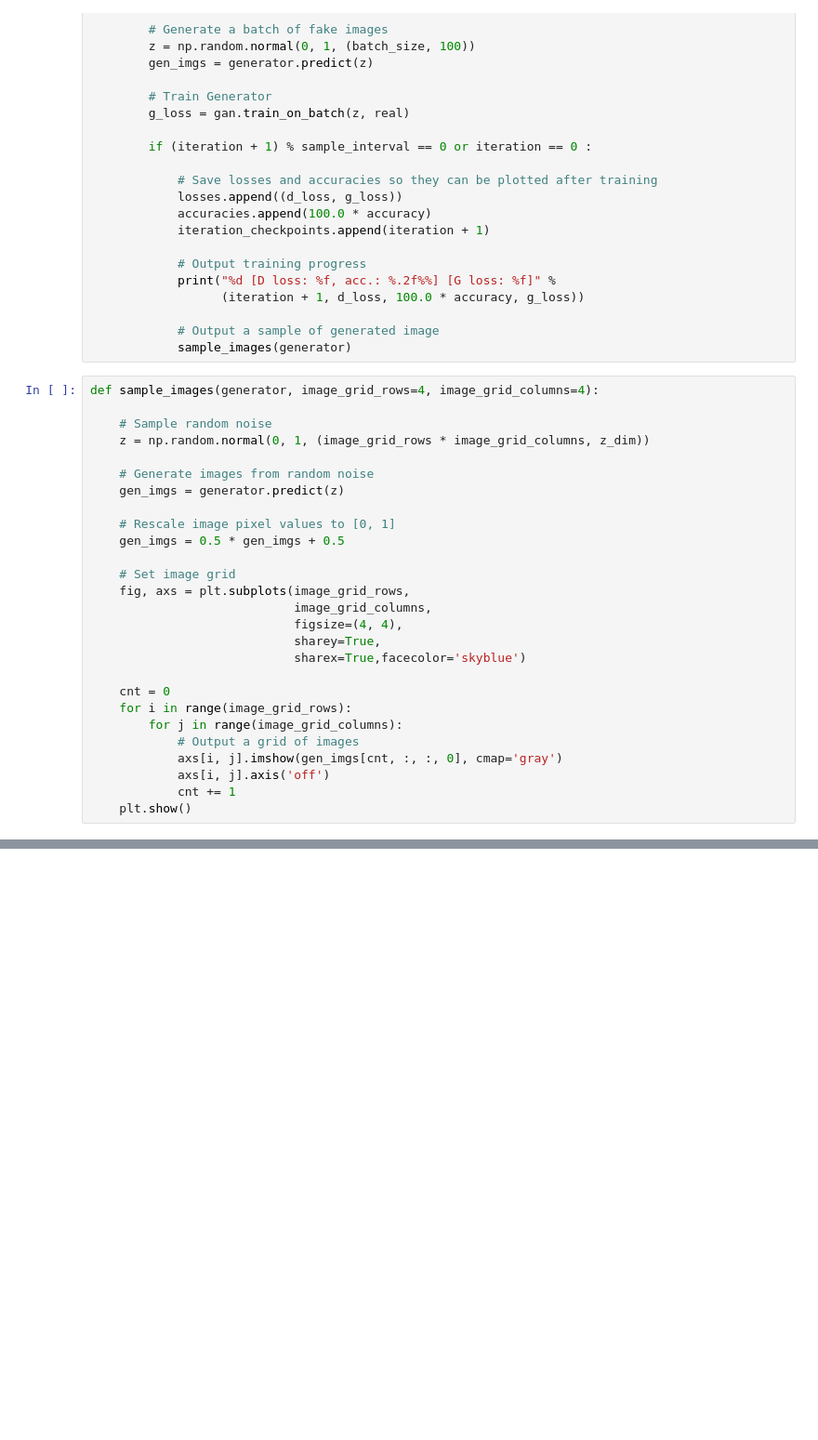
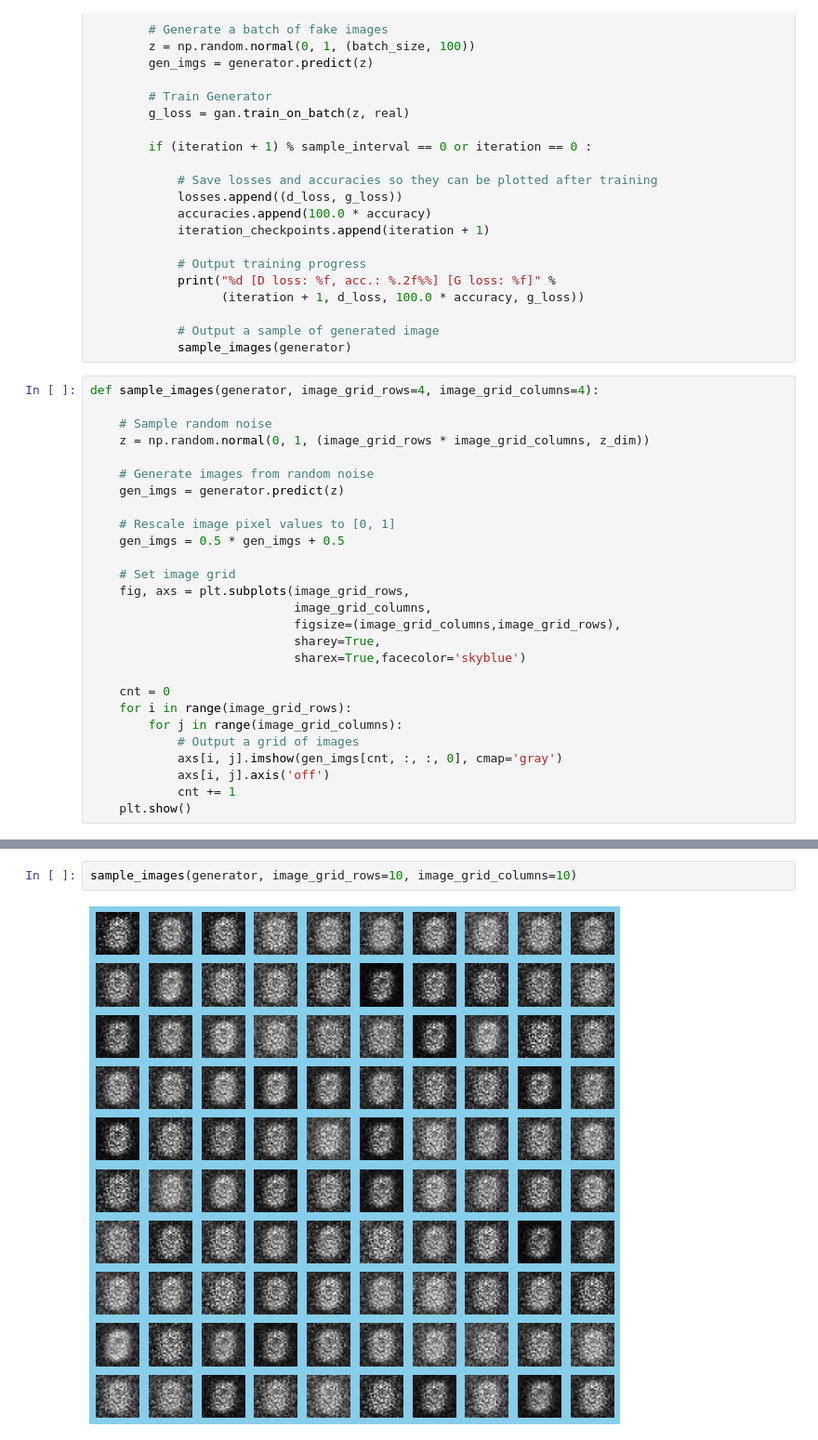
Before and after one commit to miokobayashii/summerschool2022, a Jupyter notebook: day03/HandWrittenDigits.ipynb, the cells around one changed output, grey strips where cells are left out. Shown at 93% size. Saved outputs shown, nothing was run; the diff lists cells and outputs as text; blank space fills up the shorter version.

```diff
--- a/day03/HandWrittenDigits.ipynb
+++ b/day03/HandWrittenDigits.ipynb
@@ -226,7 +199,7 @@ def sample_images(generator, image_grid_rows=4, image_grid_columns=4):
     # Set image grid
     fig, axs = plt.subplots(image_grid_rows,
                             image_grid_columns,
-                            figsize=(4, 4),
+                            figsize=(image_grid_columns,image_grid_rows),
                             sharey=True,
                             sharex=True,facecolor='skyblue')
 
@@ -266,0 +252,4 @@ NameError: ignored
+# %%
+sample_images(generator, image_grid_rows=10, image_grid_columns=10)
+# %% [output]
+[figure, added]
```
Also changed, not shown: parts of 9 cells of this notebook, 12 other files.
